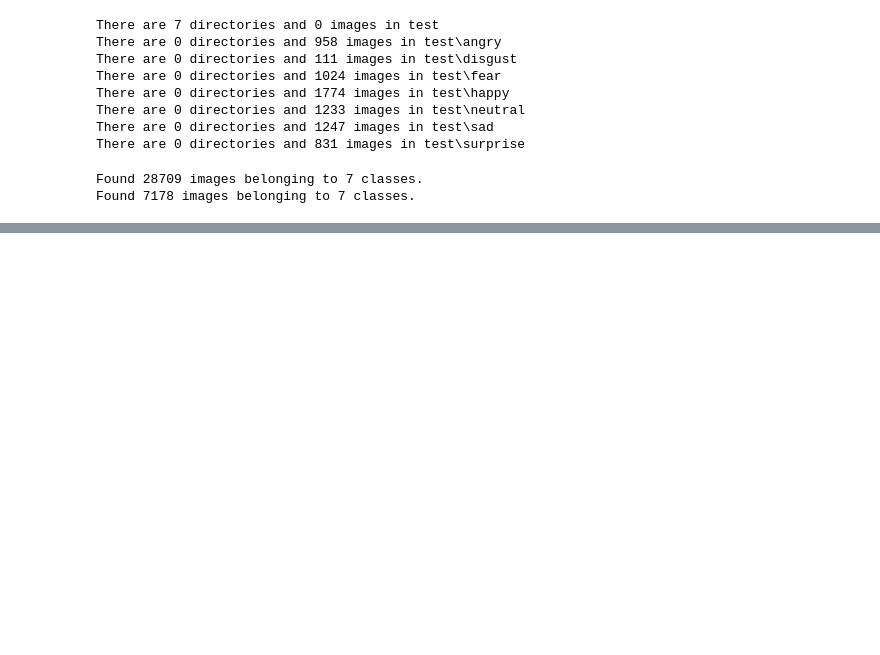
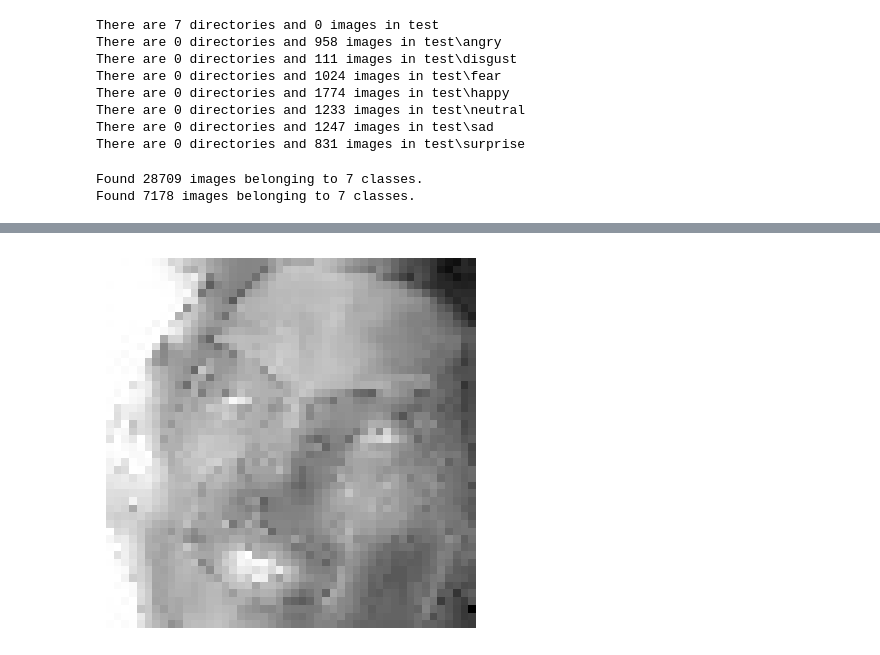
Before and after one commit to dogukanunlu/facerecognation, a Jupyter notebook: fer.ipynb, the cells around one changed output, grey strips where cells are left out. Saved outputs shown, nothing was run; the diff lists cells and outputs as text; code cells hidden in the pictures; blank space fills up the shorter version.

```diff
--- a/fer.ipynb
+++ b/fer.ipynb
@@ -73,0 +180,4 @@ plot_images(images[:5], labels[:5], label_map)
+# %%
+show_image_as_plot(improvable_image_path, image_inpainting_val=True)
+# %% [output]
+[figure, added]
```
Also changed, not shown: parts of 9 cells of this notebook.
